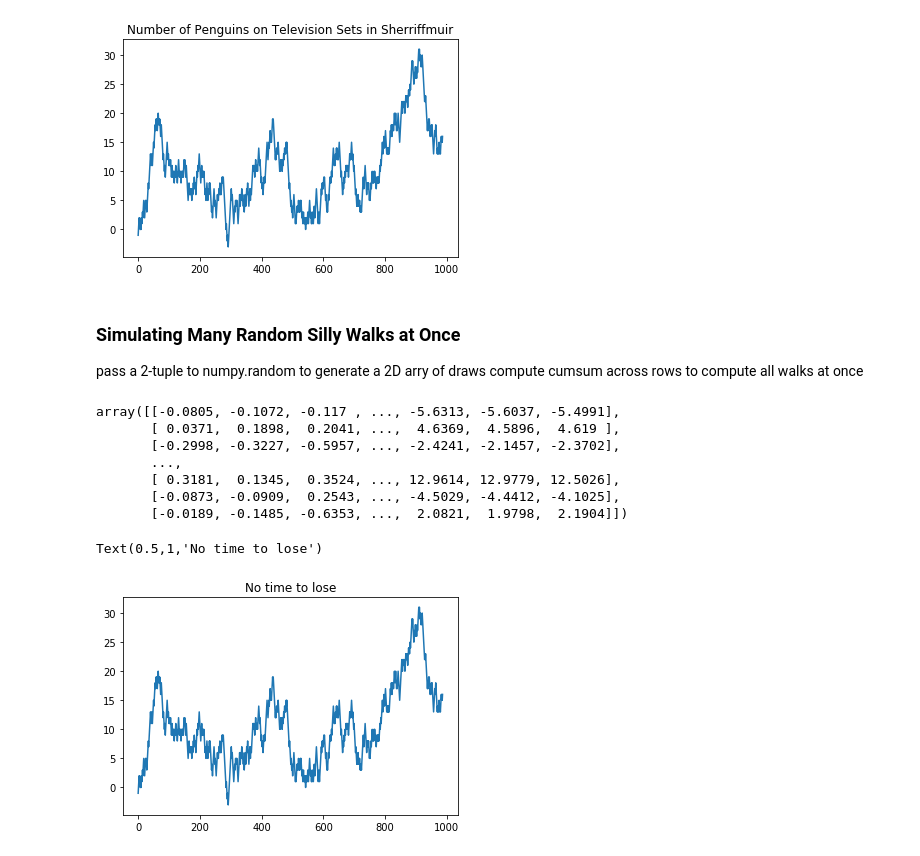
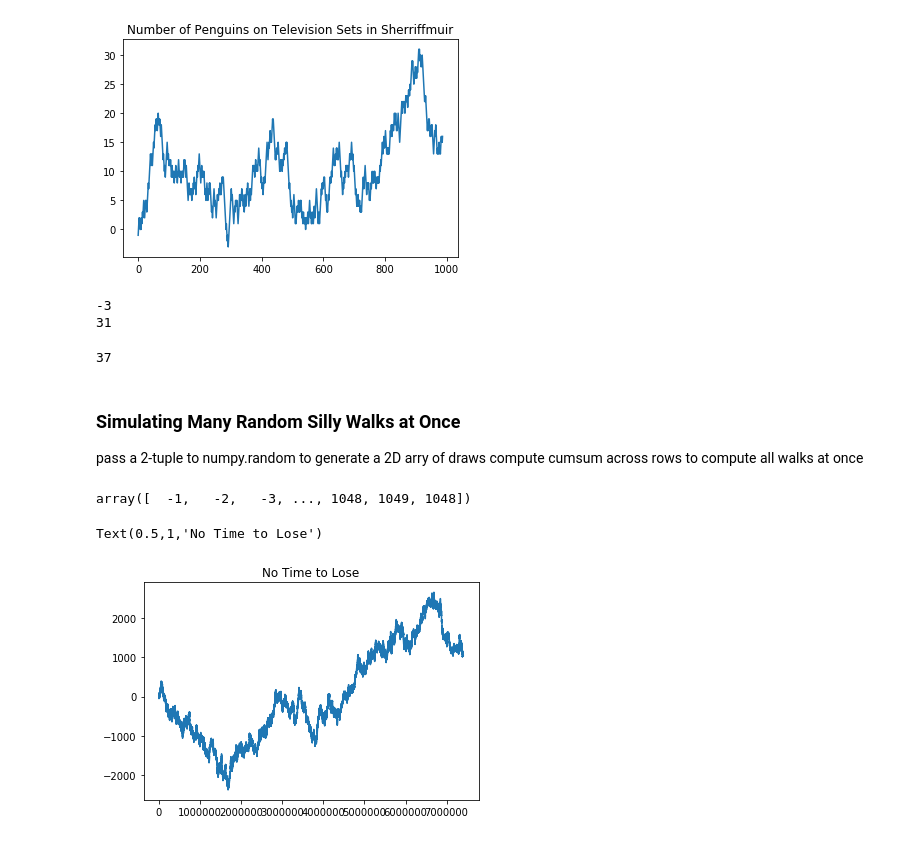
Before and after one commit to worker-bee-micah/practice-only, a Jupyter notebook: 00_mt_numpy_codebase.ipynb, the cells around one changed output. Drawn from its saved outputs; the diff is of its cells as text; code cells hidden in the pictures.

```diff
--- a/00_mt_numpy_codebase.ipynb
+++ b/00_mt_numpy_codebase.ipynb
@@ -850,15 +887,20 @@ Text(0.5,1,'Number of Penguins on Television Sets in Sherriffmuir')
 [figure]
 # %%
 #basic stats
-print(walk.min())
-print(walk.max())
+print(walk2.min())
+print(walk2.max())
+# %% [output]
+-3
+31
 # %%
 #first crossing time, the step where the random walk reaches a
 #particular value. how many steps from 0 either +/-
 #want the index of the FIRST +/-10
 #use argmax to return first index of the maximun value in the
 #boolean array (True = max value)
-(np.abs(walk) >= 10).argmax()
+(np.abs(walk2) >= 10).argmax()
+# %% [output]
+37
 # %% [markdown]
 ### Simulating Many Random Silly Walks at Once
 pass a 2-tuple to numpy.random to generate a 2D arry of draws
@@ -867,24 +909,17 @@ compute cumsum across rows to compute all walks at once
 nwalks = 6666
 nsteps = 1111
 draws = np.random.randint(0, 2, size=(nwalks, nsteps)) # 0 or 1
-#steps = np.where(draws > 0, 1, -1)
-steps = np.random.normal(loc=0, scale=0.26, size=(nwalks, nsteps))
-walks = steps.cumsum(1)
+steps = np.where(draws > 0, 1, -1)
+walks = steps.cumsum()
 walks
 # %% [output]
-array([[-0.0805, -0.1072, -0.117 , ..., -5.6313, -5.6037, -5.4991],
-       [ 0.0371,  0.1898,  0.2041, ...,  4.6369,  4.5896,  4.619 ],
-       [-0.2998, -0.3227, -0.5957, ..., -2.4241, -2.1457, -2.3702],
-       ...,
-       [ 0.3181,  0.1345,  0.3524, ..., 12.9614, 12.9779, 12.5026],
-       [-0.0873, -0.0909,  0.2543, ..., -4.5029, -4.4412, -4.1025],
-       [-0.0189, -0.1485, -0.6353, ...,  2.0821,  1.9798,  2.1904]])
+array([  -1,   -2,   -3, ..., 1048, 1049, 1048])
 # %%
-plt.plot(walk2[:988])
+plt.plot(walks)
 plt.title("No Time to Lose")
 # %% [output]
-Text(0.5,1,'No time to lose')
+Text(0.5,1,'No Time to Lose')
-[figure, old version]
+[figure, new version]
 # %%
 print(walks.max())
 print(walks.min())
```
Also changed, not shown: parts of 9 cells of this notebook, 1 other file.
